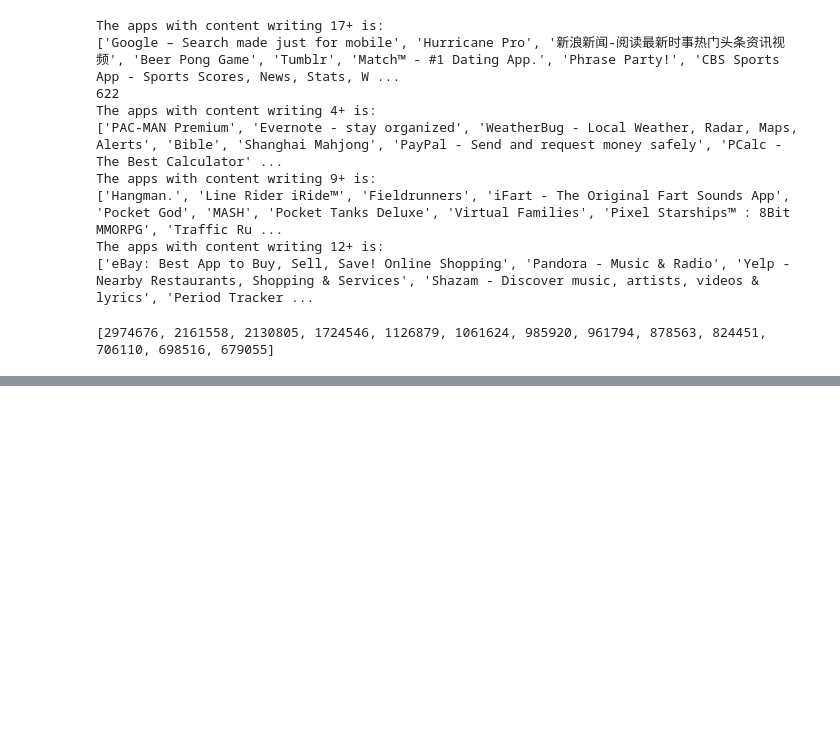
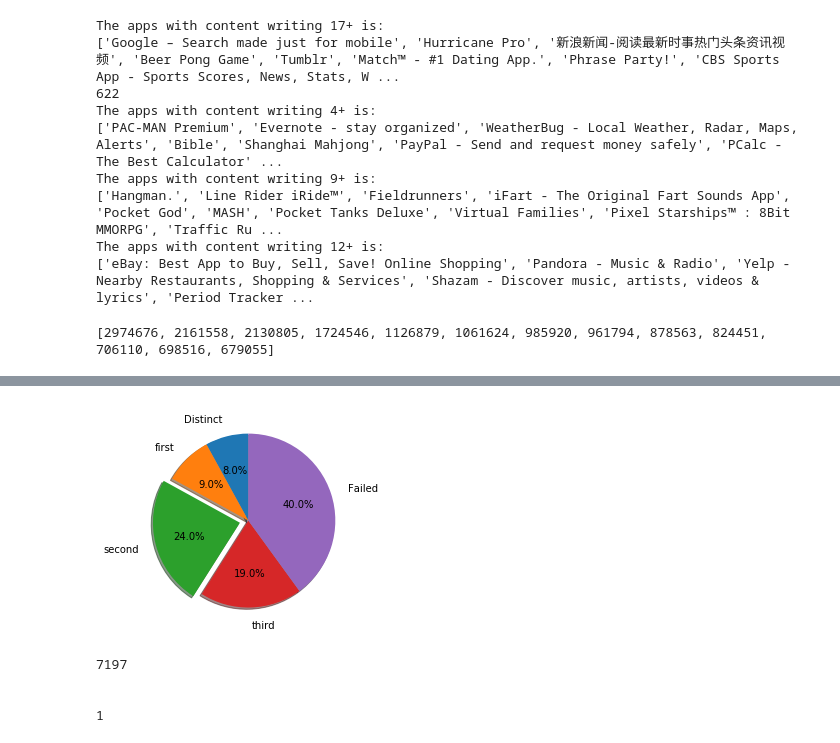
Before and after one commit to pilliMAHESH/Assesmentsolutions, a Jupyter notebook: pandadatasets.ipynb, the cells around one changed output, grey strips where cells are left out. Cells and saved outputs as stored; diff of their text form; code cells hidden in the pictures; blank space fills up the shorter version.

```diff
--- a/pandadatasets.ipynb
+++ b/pandadatasets.ipynb
@@ -11,10 +11,16 @@ print(len(l1))
 for i in l1:
     if i in x:
         continue
+        connt+=1
+        ct.append(count)
     else:
         x.append(i)
+        count=1
+        ct.append(count)
 print(x)
 print(len(x))
+print('\n')
+print(ct)
 # %% [output]
 7197
 ['PAC-MAN Premium', 'Evernote - stay organized', 'WeatherBug - Local Weather, Radar, Maps, Alerts', 'eBay: Best App to Buy, Sell, Save! Online Shopping', 'Bible', 'Shanghai Mahjong', 'PayPal - Send an ...
@@ -66,0 +107,50 @@ print(l3[len(l3):7183:-1])
+# %%
+import numpy as np
+import random
+dis,fir,sec,thir,fai=[],[],[],[],[]
+
+grades=['Distinct','first','second','third','Failed']
+for i in range(100):
+    a=np.random.randint(1,100)
+    if 90<a<=100:
+        dis.append(a)
+    elif 75<a<=90:
+        fir.append(a)
+    elif 60<a<=75:
+        sec.append(a)
+    elif 40<a<=60:
+        thir.append(a)
+    else:
+        fai.append(a)
+a=[len(dis),len(fir),len(sec),len(thir),len(fai)]
+
+plt.pie(a, labels=grades,explode = [0,0,0.1,0,0], shadow = True , startangle = 90 ,autopct = '%1.1f%%', labeldistance = 1.2)
+plt.show()
+# %% [output]
+[figure, added]
+# %%
+import pandas as pd
+
+data=pd.read_csv("C:\\Users\\Lap3\\AppleStore.csv")
+x,y=[],[]
+count=0
+ct={}
+l1=list(data.track_name)
+print(len(l1))
+for i in l1:
+    if i in x:
+        connt+=1
+        ct[i]=count
+    else:
+        count=1
+        ct[i]=count
+print('\n')
+
+Keymax = max(ct.keys(), key=(lambda k: ct[k]))
+
+print(ct[Keymax])
+# %% [output]
+7197
+
+
+1
```
Also changed, not shown: parts of 5 cells of this notebook.
